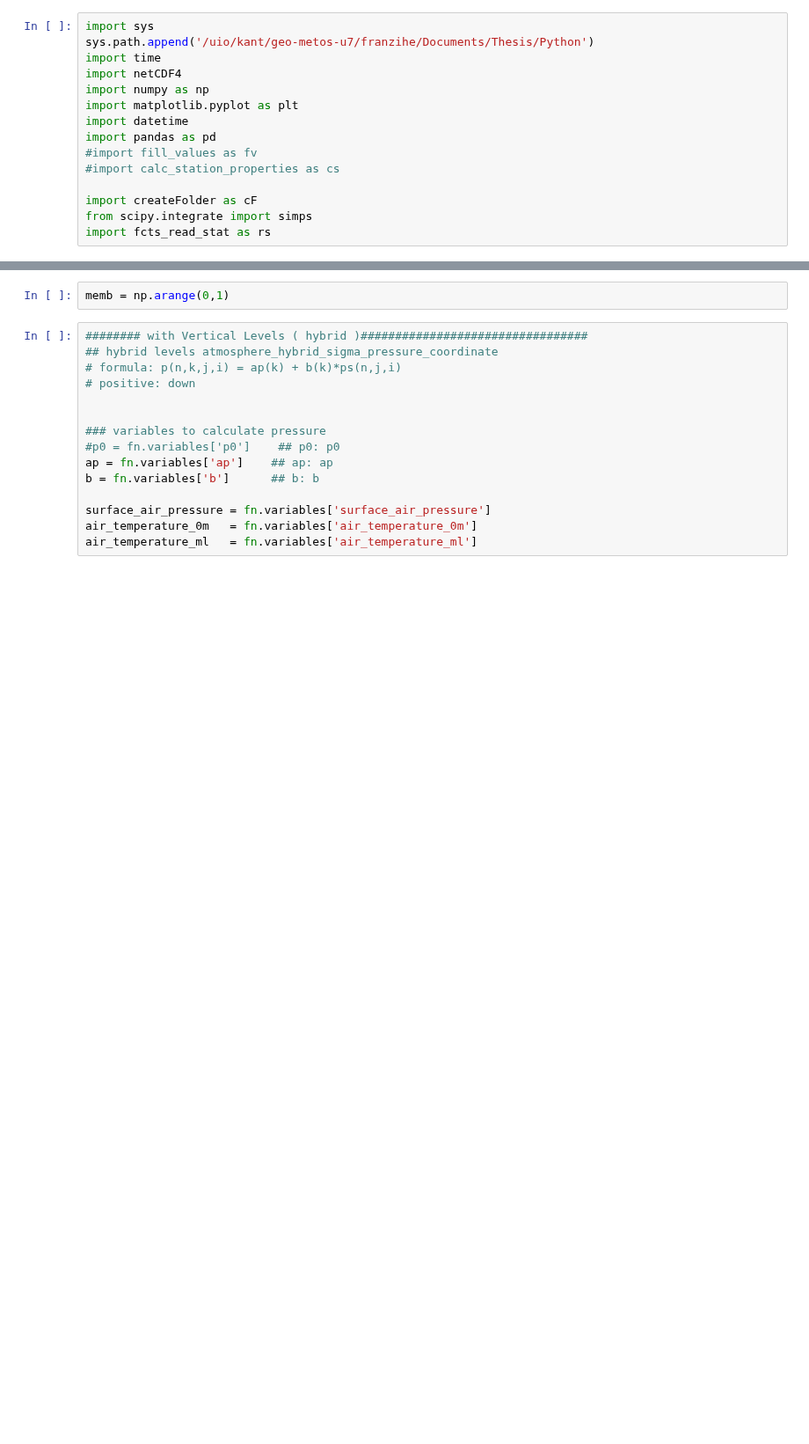
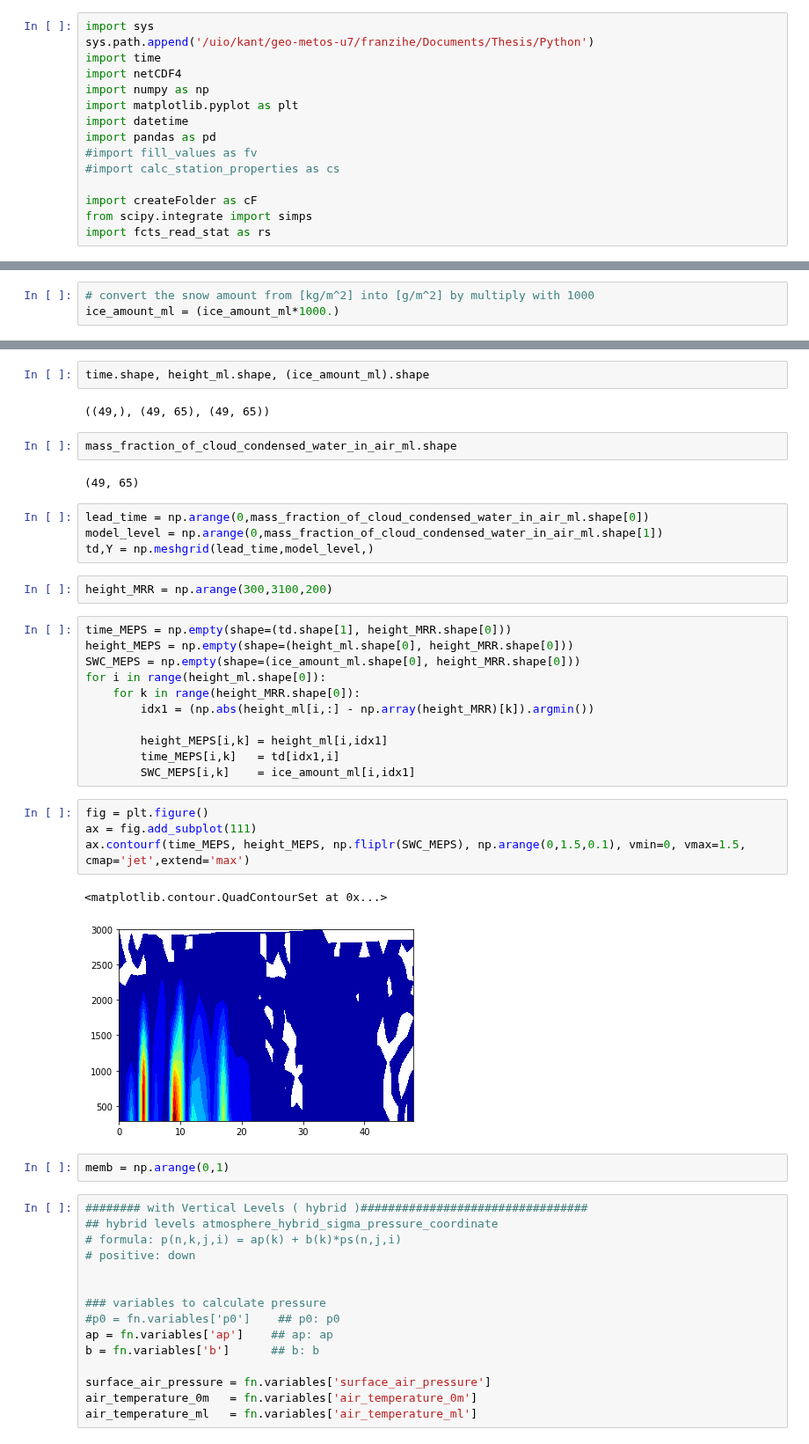
Before and after one commit to franzihe/research_Haukeli, a Jupyter notebook: MEPS/read_Christmas_storm.ipynb, the cells around one changed output, grey strips where cells are left out. Shown at 88% size. Drawn from its saved outputs; the diff is of its cells as text; blank space fills up the shorter version.

```diff
--- a/MEPS/read_Christmas_storm.ipynb
+++ b/MEPS/read_Christmas_storm.ipynb
@@ -81,0 +180,3 @@ filling off
+# %%
+# convert the snow amount from [kg/m^2] into [g/m^2] by multiply with 1000
+ice_amount_ml = (ice_amount_ml*1000.)
@@ -82,3 +189,35 @@ filling off
+# %%
+time.shape, height_ml.shape, (ice_amount_ml).shape
+# %% [output]
+((49,), (49, 65), (49, 65))
+# %%
+mass_fraction_of_cloud_condensed_water_in_air_ml.shape
+# %% [output]
+(49, 65)
+# %%
+lead_time = np.arange(0,mass_fraction_of_cloud_condensed_water_in_air_ml.shape[0])
+model_level = np.arange(0,mass_fraction_of_cloud_condensed_water_in_air_ml.shape[1])
+td,Y = np.meshgrid(lead_time,model_level,)
+# %%
+height_MRR = np.arange(300,3100,200)
+# %%
+time_MEPS = np.empty(shape=(td.shape[1], height_MRR.shape[0]))
+height_MEPS = np.empty(shape=(height_ml.shape[0], height_MRR.shape[0]))
+SWC_MEPS = np.empty(shape=(ice_amount_ml.shape[0], height_MRR.shape[0]))
+for i in range(height_ml.shape[0]):
+    for k in range(height_MRR.shape[0]):
+        idx1 = (np.abs(height_ml[i,:] - np.array(height_MRR)[k]).argmin())
+
+        height_MEPS[i,k] = height_ml[i,idx1]
+        time_MEPS[i,k]   = td[idx1,i]
+        SWC_MEPS[i,k]    = ice_amount_ml[i,idx1]
+# %%
+fig = plt.figure()
+ax = fig.add_subplot(111)
+ax.contourf(time_MEPS, height_MEPS, np.fliplr(SWC_MEPS), np.arange(0,1.5,0.1), vmin=0, vmax=1.5, cmap='jet',extend='max')
+# %% [output]
+<matplotlib.contour.QuadContourSet at 0x...>
+[figure, added]
 # %%
 memb = np.arange(0,1)
 # %%
```
Also changed, not shown: parts of 28 cells of this notebook.
